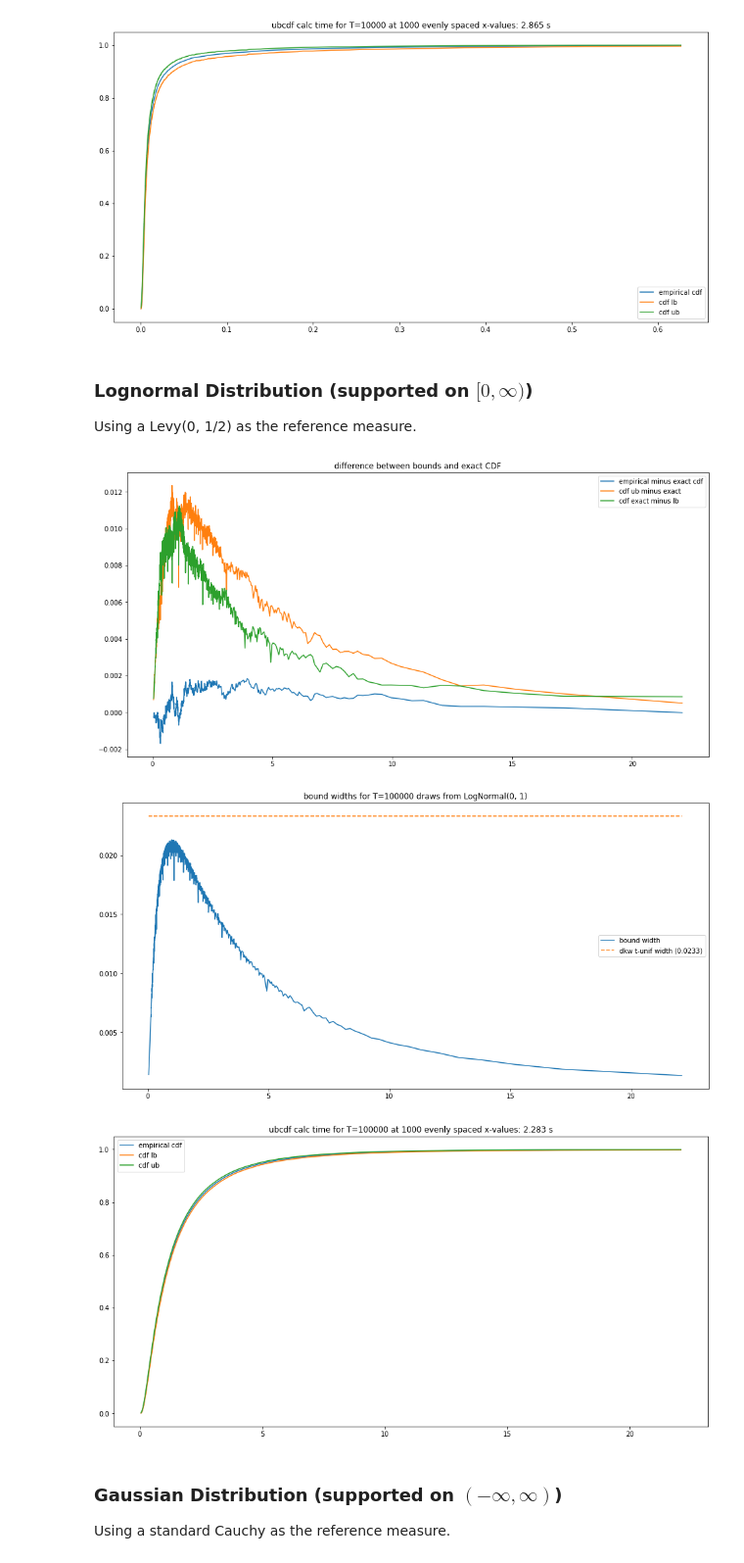
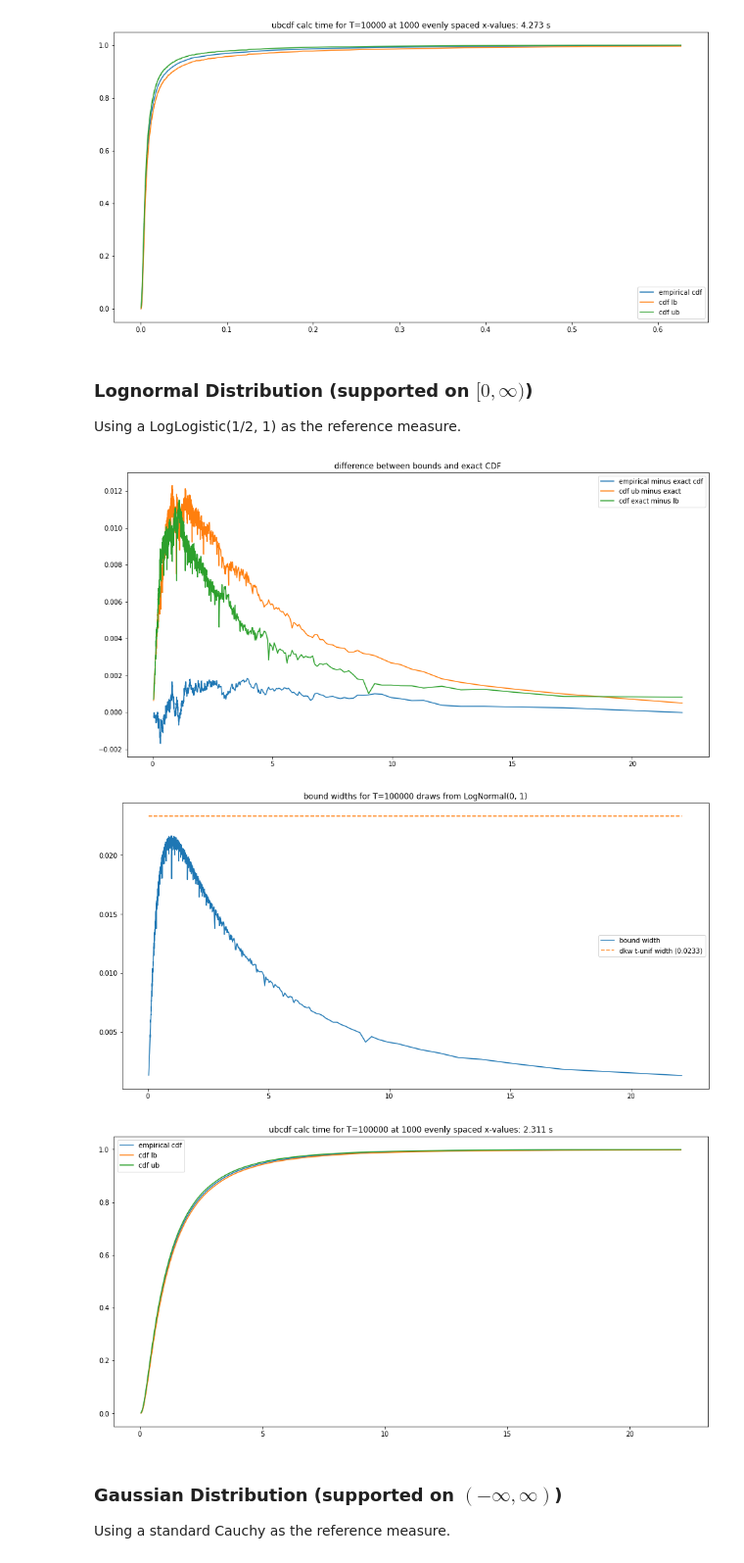
Before and after one commit to microsoft/csrobust, a Jupyter notebook: csnsquantile.ipynb, the cells around one changed output. Shown at 98% size. Drawn from its saved outputs; the diff is of its cells as text; code cells hidden in the pictures.

```diff
--- a/csnsquantile.ipynb
+++ b/csnsquantile.ipynb
@@ -389,37 +389,36 @@ flass(4550)
 [figure]
 # %% [markdown]
 ### Lognormal Distribution (supported on $[0, \infty)$)
-Using a Levy(0, 1/2) as the reference measure.
+Using a LogLogistic(1/2, 1) as the reference measure.
 # %%
 def flass(seed=4546):
-    from math import exp, erf, erfc, log, sqrt, atan, pi, tan
-    from scipy.special import erfinv, erfcinv
+    from math import exp, erfc, log, sqrt, atan, pi, tan
     from numpy.random import default_rng
 
     mu, sigma = 0, 1
     T = 100000
 
     rng = default_rng(seed)
     data = rng.lognormal(mu, sigma, size=T)
 
     Anon = lambda **kwargs: type("Object", (), kwargs)()
 
     true = Anon(desc = f'LogNormal({mu}, {sigma})',
                 cdf = lambda slf, x: 0 if x <= 0 else 1/2 * erfc((mu - log(x))/(sqrt(2)*sigma)),
                )
 
-    ref = Anon(cdf = lambda slf, x: erfc((1/2) * 1/sqrt(x)),
-               ppf = lambda slf, x: 1/(4 * erfcinv(x)**2),
-               sf = lambda slf, x: erf((1/2) * 1/sqrt(x)),
-               isf = lambda slf, x: 1/(4 * erfinv(x)**2),
+    ref = Anon(cdf = lambda slf, x: 1/(1 + 1/sqrt(x)),
+               ppf = lambda slf, x: x**2 / (1 - x)**2,
+               sf = lambda slf, x: 1 / (1 + sqrt(x)),
+               isf = lambda slf, x: (1 - x)**2 / x**2,
               )
 
     plotit(data, true, ref)
 
 flass()
 # %% [output]
-[figure, old version]
+[figure, new version]
-[figure, old version]
+[figure, new version]
 [figure]
 # %% [markdown]
 ### Gaussian Distribution (supported on $(-\infty, \infty)$)
```
